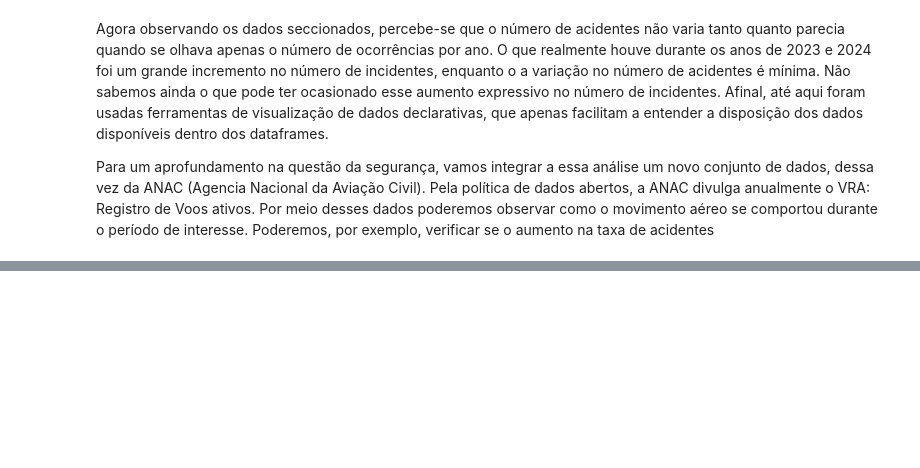
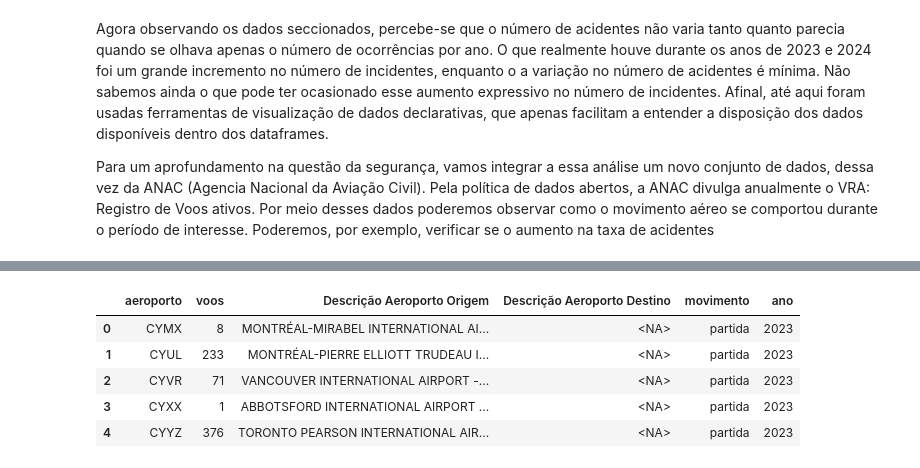
Before and after one commit to fmariane/sprint1-mvp, a Jupyter notebook: source/mvp.ipynb, the cells around one changed output, grey strips where cells are left out. Saved outputs shown, nothing was run; the diff lists cells and outputs as text; code cells hidden in the pictures; blank space fills up the shorter version.

```diff
--- a/source/mvp.ipynb
+++ b/source/mvp.ipynb
@@ -104,0 +152,99 @@ Para um aprofundamento na questão da segurança, vamos integrar a essa análise
+# %%
+COL_ORIGEM = "Sigla ICAO Aeroporto Origem"
+COL_DESTINO = "Sigla ICAO Aeroporto Destino"
+COL_DESC_ORIGEM = "Descrição Aeroporto Origem"
+COL_DESC_DESTINO = "Descrição Aeroporto Destino"
+COL_SITUACAO = "Situação Voo"
+SIT_REALIZADO = "REALIZADO"
+
+# Base para todos os agregados: apenas voos com situação REALIZADO
+df_vra_2023_real = df_vra_2023.loc[df_vra_2023[COL_SITUACAO] == SIT_REALIZADO].copy()
+df_vra_2024_real = df_vra_2024.loc[df_vra_2024[COL_SITUACAO] == SIT_REALIZADO].copy()
+
+
+def _partidas_com_desc(df: pd.DataFrame) -> pd.DataFrame:
+    g = df.groupby(COL_ORIGEM, dropna=False)
+    out = (
+        g.size()
+        .rename("voos")
+        .reset_index()
+        .rename(columns={COL_ORIGEM: "aeroporto"})
+    )
+    out[COL_DESC_ORIGEM] = g[COL_DESC_ORIGEM].first().values
+    out[COL_DESC_DESTINO] = pd.NA
+    return out.sort_values("voos", ascending=False)
+
+
+def _chegadas_com_desc(df: pd.DataFrame) -> pd.DataFrame:
+    g = df.groupby(COL_DESTINO, dropna=False)
+    out = (
+        g.size()
+        .rename("voos")
+        .reset_index()
+        .rename(columns={COL_DESTINO: "aeroporto"})
+    )
+    out[COL_DESC_ORIGEM] = pd.NA
+    out[COL_DESC_DESTINO] = g[COL_DESC_DESTINO].first().values
+    return out.sort_values("voos", ascending=False)
+
+
+# Contagens por aeroporto: partidas (origem) e chegadas (destino), com as duas colunas de descrição
+vra_2023_partidas = _partidas_com_desc(df_vra_2023_real)
+vra_2023_chegadas = _chegadas_com_desc(df_vra_2023_real)
+vra_2024_partidas = _partidas_com_desc(df_vra_2024_real)
+vra_2024_chegadas = _chegadas_com_desc(df_vra_2024_real)
+
+
+def vra_movimentos_long(df: pd.DataFrame, ano: int) -> pd.DataFrame:
+    """Uma linha por (aeroporto, movimento): partida na origem, chegada no destino."""
+    g_o = df.groupby(COL_ORIGEM, dropna=False)
+    partidas = (
+        g_o.size().reset_index(name="voos").rename(columns={COL_ORIGEM: "aeroporto"})
+    )
+    partidas[COL_DESC_ORIGEM] = g_o[COL_DESC_ORIGEM].first().values
+    partidas[COL_DESC_DESTINO] = pd.NA
+    partidas["movimento"] = "partida"
+    partidas["ano"] = ano
+
+    g_d = df.groupby(COL_DESTINO, dropna=False)
+    chegadas = (
+        g_d.size().reset_index(name="voos").rename(columns={COL_DESTINO: "aeroporto"})
+    )
+    chegadas[COL_DESC_ORIGEM] = pd.NA
+    chegadas[COL_DESC_DESTINO] = g_d[COL_DESC_DESTINO].first().values
+    chegadas["movimento"] = "chegada"
+    chegadas["ano"] = ano
+
+    return pd.concat([partidas, chegadas], ignore_index=True)
+
+
+mov_vra_2023 = vra_movimentos_long(df_vra_2023_real, 2023)
+mov_vra_2024 = vra_movimentos_long(df_vra_2024_real, 2024)
+mov_vra_todos_anos = pd.concat([mov_vra_2023, mov_vra_2024], ignore_index=True)
+
+# Totais por aeroporto/ano: une descrições vindas de partidas (origem) e chegadas (destino)
+_tot = (
+    mov_vra_todos_anos.groupby(["aeroporto", "ano"], as_index=False)["voos"]
+    .sum()
+    .rename(columns={"voos": "total_movimentos"})
+)
+_desc_o = mov_vra_todos_anos[mov_vra_todos_anos["movimento"] == "partida"][
+    ["aeroporto", "ano", COL_DESC_ORIGEM]
+].drop_duplicates(["aeroporto", "ano"])
+_desc_d = mov_vra_todos_anos[mov_vra_todos_anos["movimento"] == "chegada"][
+    ["aeroporto", "ano", COL_DESC_DESTINO]
+].drop_duplicates(["aeroporto", "ano"])
+vra_total_movimentos_por_aeroporto = (
+    _tot.merge(_desc_o, on=["aeroporto", "ano"], how="left")
+    .merge(_desc_d, on=["aeroporto", "ano"], how="left")
+    .sort_values(["ano", "total_movimentos"], ascending=[True, False])
+)
+
+mov_vra_2023.head()
+# %% [output]
+|  | aeroporto | voos | Descrição Aeroporto Origem | Descrição Aeroporto Destino | movimento | ano |
+| 0 | CYMX | 8 | MONTRÉAL-MIRABEL INTERNATIONAL AI... | <NA> | partida | 2023 |
+| 1 | CYUL | 233 | MONTRÉAL-PIERRE ELLIOTT TRUDEAU I... | <NA> | partida | 2023 |
+| 2 | CYVR | 71 | VANCOUVER INTERNATIONAL AIRPORT -... | <NA> | partida | 2023 |
+| 3 | CYXX | 1 | ABBOTSFORD INTERNATIONAL AIRPORT ... | <NA> | partida | 2023 |
+| 4 | CYYZ | 376 | TORONTO PEARSON INTERNATIONAL AIR... | <NA> | partida | 2023 |
```
Also changed, not shown: parts of 3 cells of this notebook, 3 other files.
